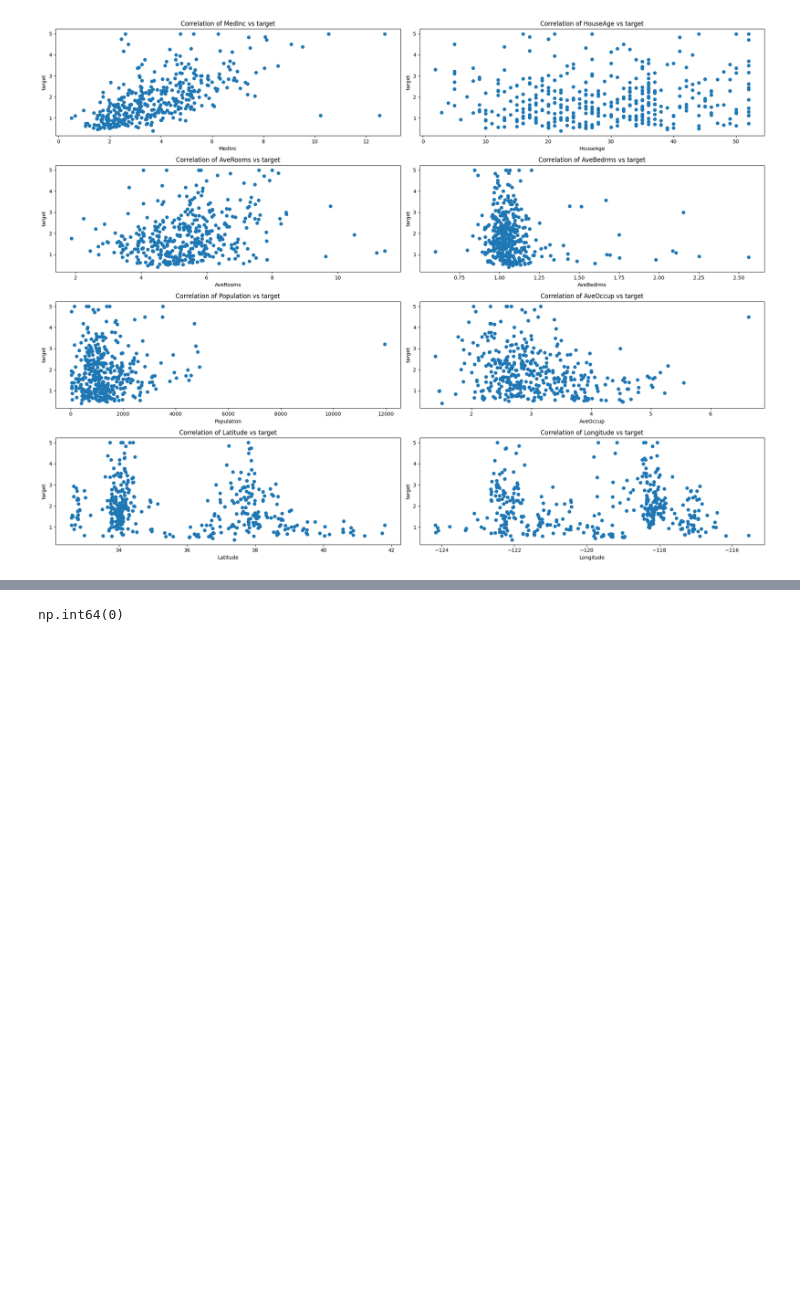
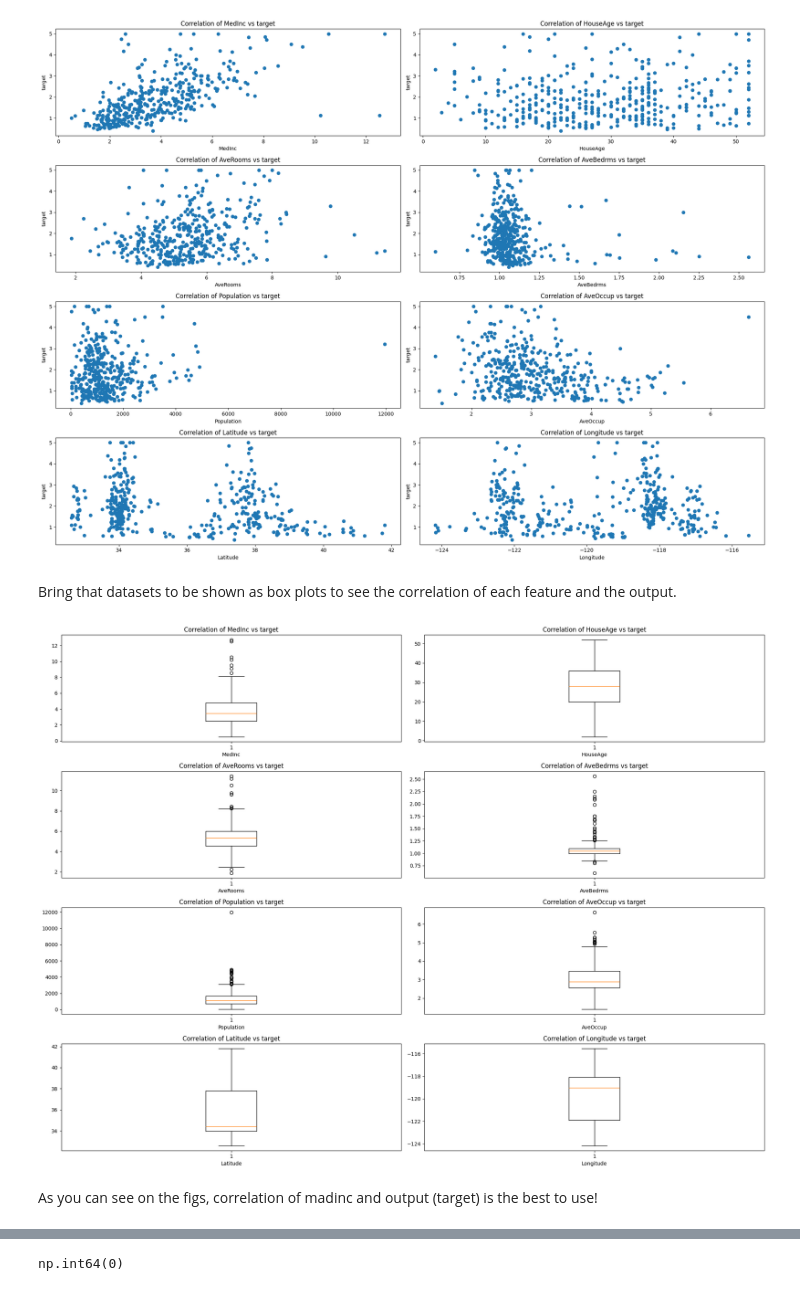
Before and after one commit to Kariusdi/Data-Science-Class, a Jupyter notebook: LinearRegression-Bayes-KNN-CrossValidation/CaliforniaHousing.ipynb, the cells around one changed output, grey strips where cells are left out. Drawn from its saved outputs; the diff is of its cells as text; code cells hidden in the pictures; blank space fills up the shorter version.

```diff
--- a/Bayes-KNN/CaliforniaHousing.ipynb
+++ b/LinearRegression-Bayes-KNN-CrossValidation/CaliforniaHousing.ipynb
@@ -46,3 +47,23 @@ for i, feature in enumerate(sampled_df.columns[:-1], 1):
 plt.show()
 # %% [output]
 [figure]
+# %% [markdown]
+Bring that datasets to be shown as box plots to see the correlation of each feature and the output.
+# %%
+import matplotlib.pyplot as plt
+
+# Set up the matplotlib figure
+plt.figure(figsize=(20, 15))
+
+# Loop through each feature and create a box plot
+for i, feature in enumerate(sampled_df.columns[:-1], 1):
+    plt.subplot(4, 2, i)
+    plt.boxplot(sampled_df[feature])
+    plt.title(f'Correlation of {feature} vs target')
+    plt.xlabel(f'{feature}')
+    plt.tight_layout()
+plt.show()
+# %% [output]
+[figure, added]
+# %% [markdown]
+As you can see on the figs, correlation of madinc and output (target) is the best to use!
```
Also changed, not shown: parts of 15 cells of this notebook, 1 other file.
